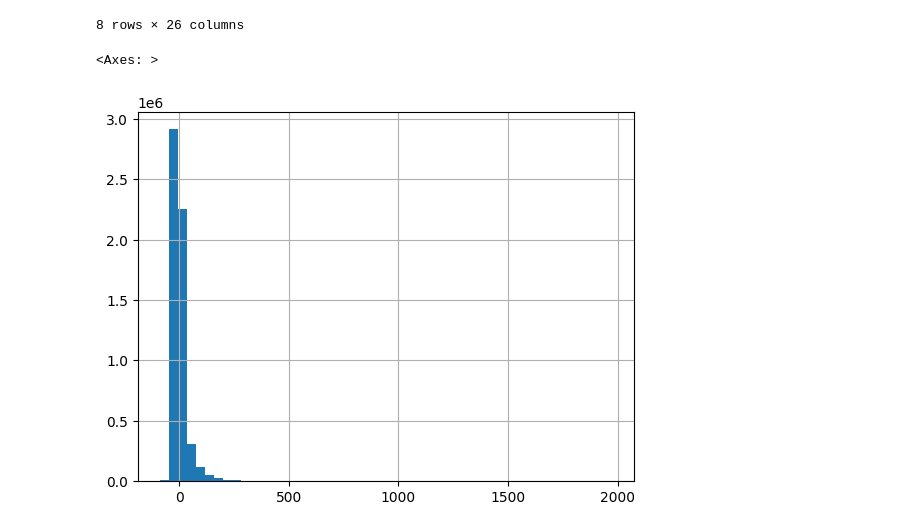
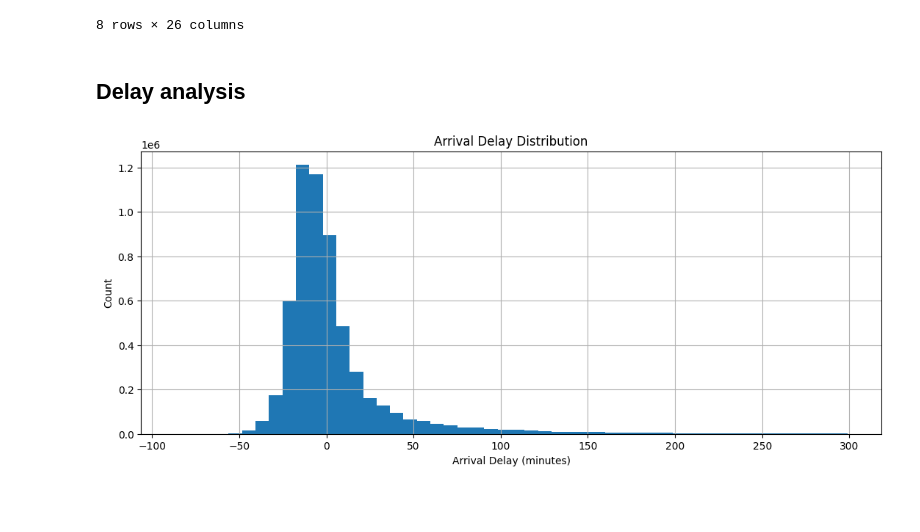
Before and after one commit to juliaaragao/flights-data-pipeline, a Jupyter notebook: notebook/flights_eda.ipynb, the cells around one changed output. Drawn from its saved outputs; the diff is of its cells as text; code cells hidden in the pictures; blank space fills up the shorter version.

Commit message:
Exploratory Analysis - p2

```diff
--- a/notebook/flights_eda.ipynb
+++ b/notebook/flights_eda.ipynb
@@ -117,8 +135,16 @@ data.describe()
 | 75% | 2015.0 | 9.000000e+00 | 2.300000e+01 | 6.000000e+00 | 3.230000e+03 | 1.730000e+03 | 1.740000e+03 | ... |
 | max | 2015.0 | 1.200000e+01 | 3.100000e+01 | 7.000000e+00 | 9.855000e+03 | 2.359000e+03 | 2.400000e+03 | ... |
 8 rows × 26 columns
+# %% [markdown]
+## Delay analysis
 # %%
-data["ARRIVAL_DELAY"].hist(bins=50)
+import matplotlib.pyplot as plt
+
+plt.figure(figsize=(13,5))
+data[data["ARRIVAL_DELAY"] < 300]["ARRIVAL_DELAY"].hist(bins=50)
+plt.title("Arrival Delay Distribution")
+plt.xlabel("Arrival Delay (minutes)")
+plt.ylabel("Count")
+plt.show()
 # %% [output]
-<Axes: >
-[figure, old version]
+[figure, new version]
```
Also changed, not shown: parts of 4 cells of this notebook.
